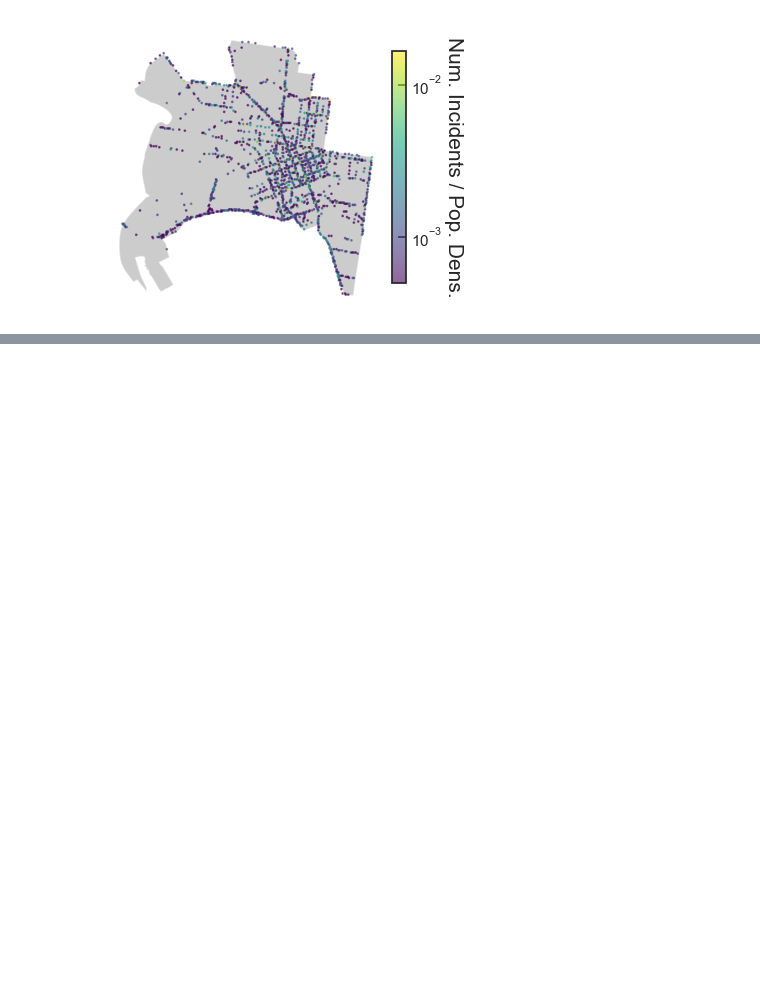
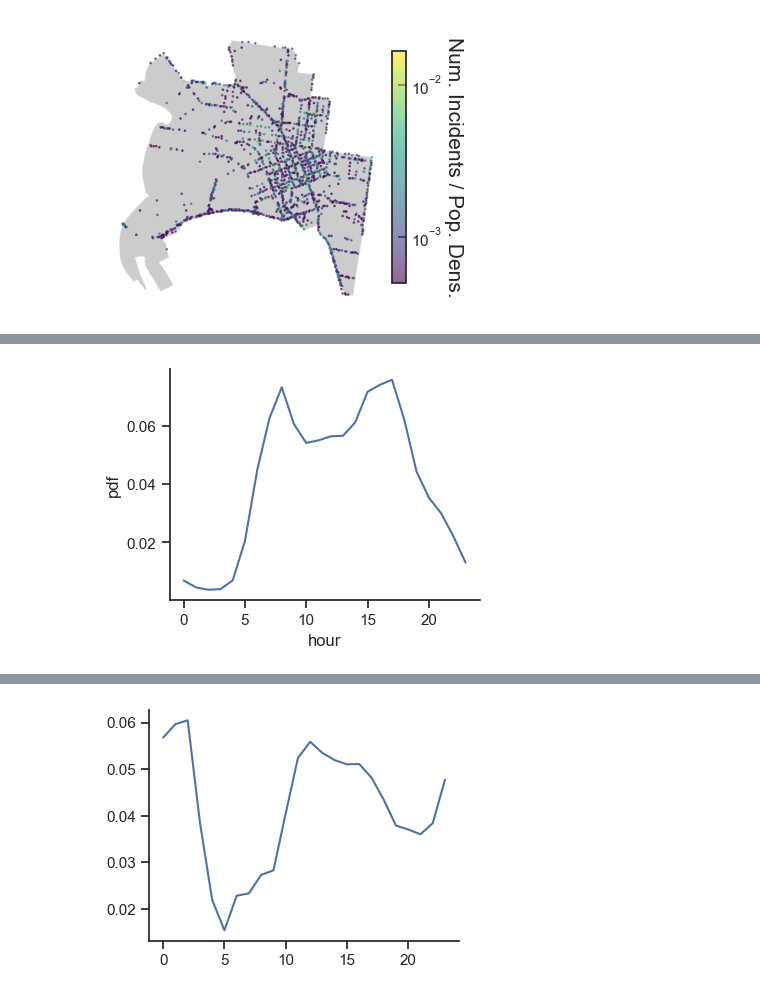
Before and after one commit to renkeven/Crash-Stats, a Jupyter notebook: Vic-Crash-Data-Analysis.ipynb, the cells around one changed output, grey strips where cells are left out. Saved outputs shown, nothing was run; the diff lists cells and outputs as text; code cells hidden in the pictures; blank space fills up the shorter version.

```diff
--- a/Vic-Crash-Data-Analysis.ipynb
+++ b/Vic-Crash-Data-Analysis.ipynb
@@ -885,0 +747,76 @@ pd.read_csv(CFG.acc_csv, nrows=5000)
+# %%
+"""out of those with serious injuries, what are the top 3 most common:
+accident times
+accident type desc
+dca description
+light condition desc
+atmosph cond desc
+surface cond desc
+
+accidenttimes, must be normalized by traffic density. take a data cube from 2018, extract a single element
+as a template, generate a prob density function:
+https://discover.data.vic.gov.au/dataset/traffic-signal-volume-data
+
+10/10/2018 - Wednesday (as long as it's not weekend). It appears that V00 - V95 is divisible by 4,
+i.e, these columns must mean the number of cars detected in the 15 minute window. The flow is thus,
+sum every 4 columns horizontally, then sum again vertically to get a flow per hour.
+
+plot and normalize.
+"""
+def traffic_plot(fn, plot=True):
+    df_ = pd.read_csv(fn)
+    df_ = df_.loc[:, df_.columns.str.contains('V')].drop(columns=['QT_INTERVAL_COUNT'])
+    df_ = df_[~(df_ < 0)].dropna()
+    df_ = df_[df_['QT_VOLUME_24HOUR'] > 0]
+    df_ = df_.sum(axis=0)
+
+    df_ = (df_/df_[-1])[:-1]
+    df_ = df_.to_numpy().reshape(24, 4)
+    df_ = df_.sum(axis=1)
+
+    if plot:
+        plt.plot(df_)
+        plt.xlabel('hour')
+        plt.ylabel('pdf')
+        plt.show()
+    return df_
+
+def info_dump(df, group, query, n=4, norm=True, dist=None):
+    df_ = df.copy()
+
+    if group:
+        df_ = df_.query(f'`Road User Type Desc` == @group')
+
+    if not isinstance(query, list):
+        query = [query]
+
+    for i in query:
+
+        adj_df_ = df_[i].value_counts(normalize=norm)
+
+        if dist is not None:
+            adj_df_ = adj_df_.sort_index() / dist
+            norm_ = adj_df_.sum()
+            adj_df_ = adj_df_/norm_
+
+            adj_df_.plot()
+
+            adj_df_ = adj_df_.sort_values(ascending=False)
+
+        print(adj_df_[:n])
+        print("")
+    return
+
+traffic_dist = traffic_plot(CFG.traffic_csv)
+
+motor_users = ["Motorcyclists", "Pillion Passengers"]
+car_users = ["Cars", "Passengers"]
+
+info_dump(merged_eda_df, motor_users, 'Accident Type Desc')
+info_dump(merged_eda_df, motor_users, 'ACCIDENTTIME', n=5, norm=None, dist=traffic_dist)
+
+info_query = ['Accident Type Desc', 'DCA Description', 'Light Condition Desc', 'Road Geometry Desc', 'Atmosph Cond Desc', 'Surface Cond Desc']
+
+info_dump(merged_eda_df, motor_users, info_query, n=3, norm=None)
+# %% [output]
+[figure, added]
@@ -885,0 +840 @@ pd.read_csv(CFG.acc_csv, nrows=5000)
+[figure, added]
```
Also changed, not shown: parts of 49 cells of this notebook, 1 other file.
